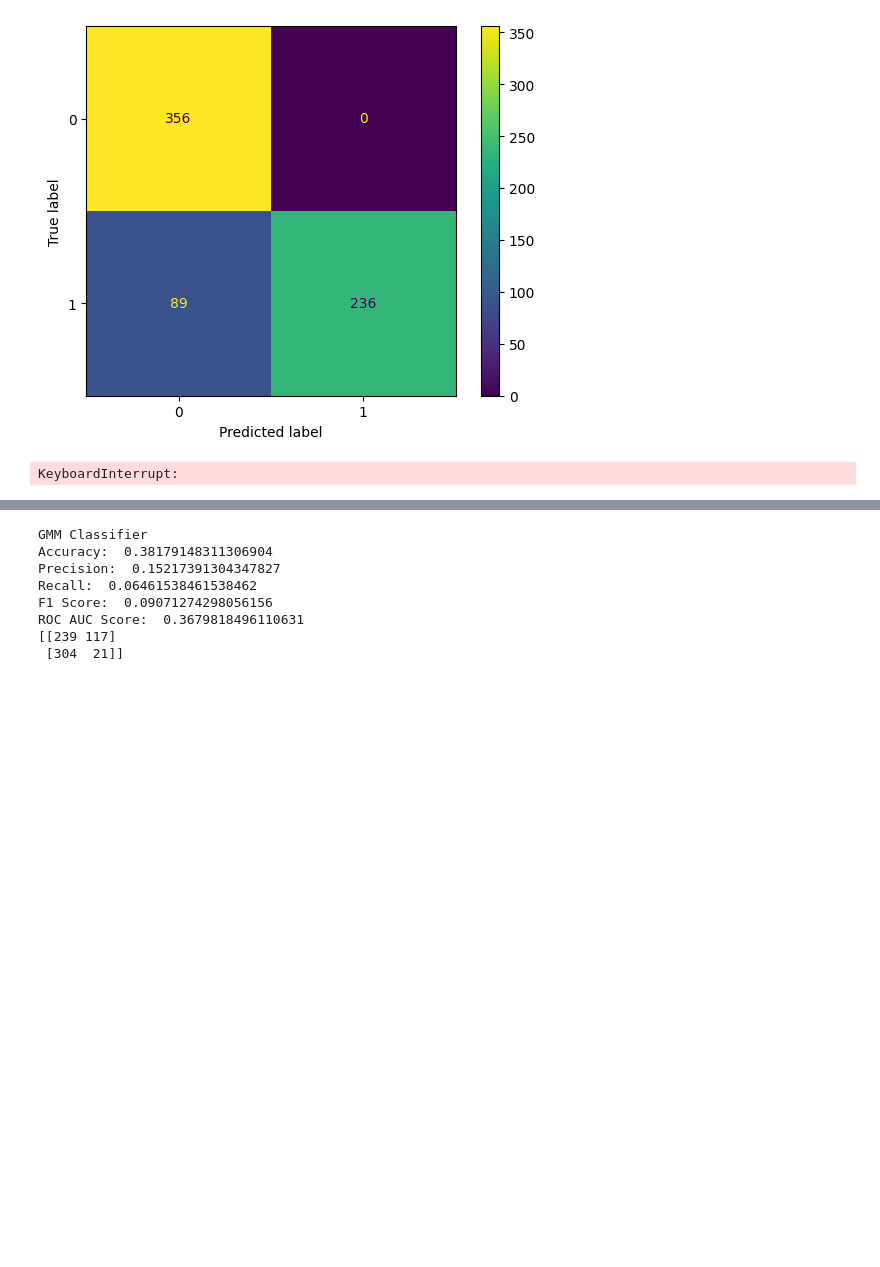
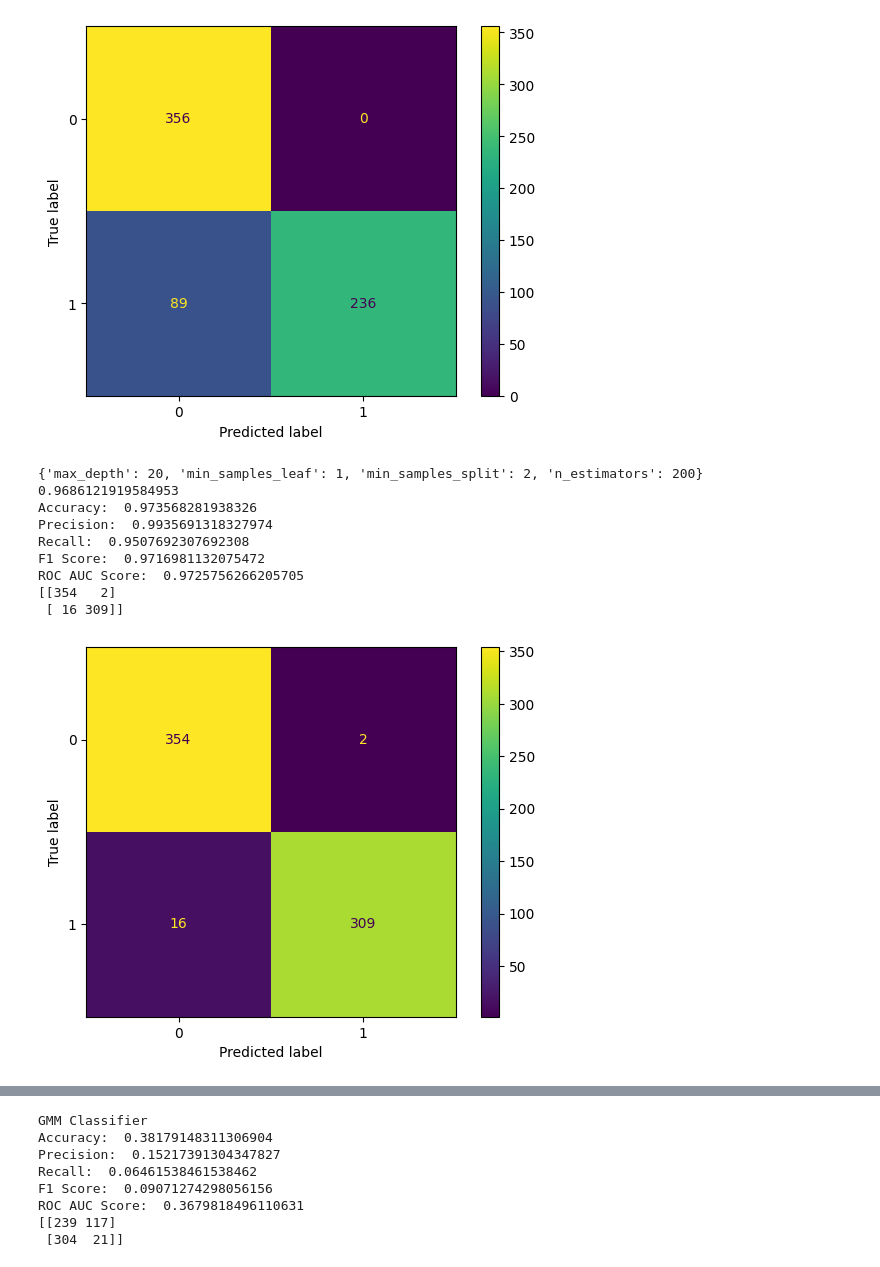
Before and after one commit to rcht/asthma-detection-ml, a Jupyter notebook: main.ipynb, the cells around one changed output, grey strips where cells are left out. Saved outputs shown, nothing was run; the diff lists cells and outputs as text; code cells hidden in the pictures; blank space fills up the shorter version.

```diff
--- a/main.ipynb
+++ b/main.ipynb
@@ -457,25 +483,38 @@ ROC AUC Score:  0.8630769230769231
 # %%
 # perform grid-search with k-fold valdiation for hyperparameter tuning
 from sklearn.model_selection import GridSearchCV
 from sklearn.model_selection import train_test_split
 from sklearn.ensemble import RandomForestClassifier
 
 X_train, X_test, y_train, y_test = train_test_split(X_res, y_res, test_size=0.15, random_state=42)
 
 param_grid = {
     'n_estimators': [50, 100, 200],
     'max_depth': [5, 10, 15, 20],
     'min_samples_split': [2, 5, 10],
     'min_samples_leaf': [1, 2, 4]
 }
 
 rf = RandomForestClassifier(random_state=20)
 grid_search = GridSearchCV(estimator=rf, param_grid=param_grid, cv=skf, scoring='accuracy')
 grid_search.fit(X_train, y_train)
 print(grid_search.best_params_)
 print(grid_search.best_score_)
 model = grid_search.best_estimator_
 pred = model.predict(X_test)
 scores(y_test, pred)
+# save model in pickle file
+import pickle
+filename = 'rf_model.pkl'
+pickle.dump(model, open(filename, 'wb'))
 # %% [output]
-KeyboardInterrupt:
+{'max_depth': 20, 'min_samples_leaf': 1, 'min_samples_split': 2, 'n_estimators': 200}
+0.9686121919584953
+Accuracy:  0.973568281938326
+Precision:  0.9935691318327974
+Recall:  0.9507692307692308
+F1 Score:  0.9716981132075472
+ROC AUC Score:  0.9725756266205705
+[[354   2]
+ [ 16 309]]
+[figure, added]
```
Also changed, not shown: parts of 13 cells of this notebook, 4 other files.
